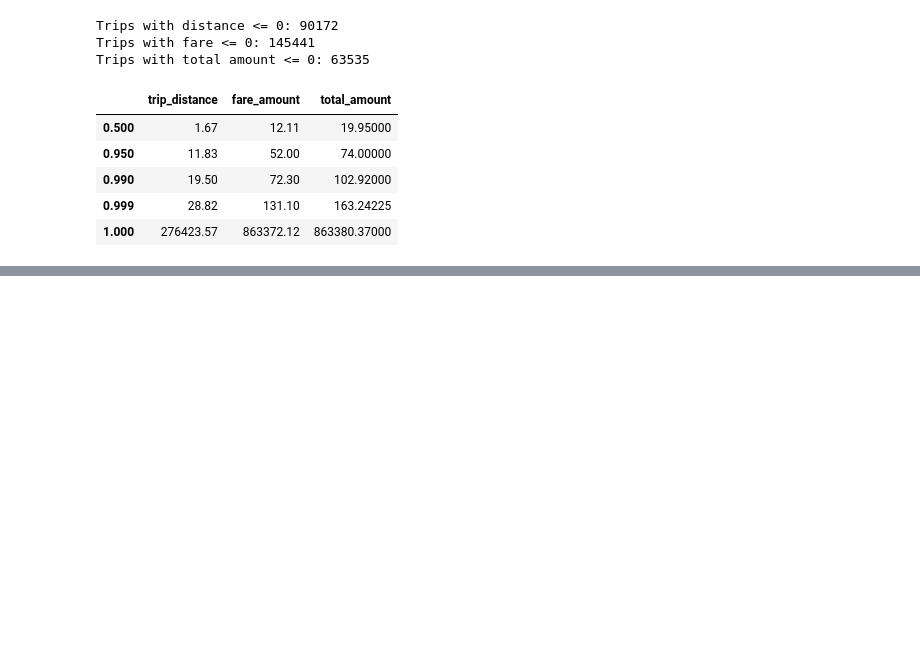
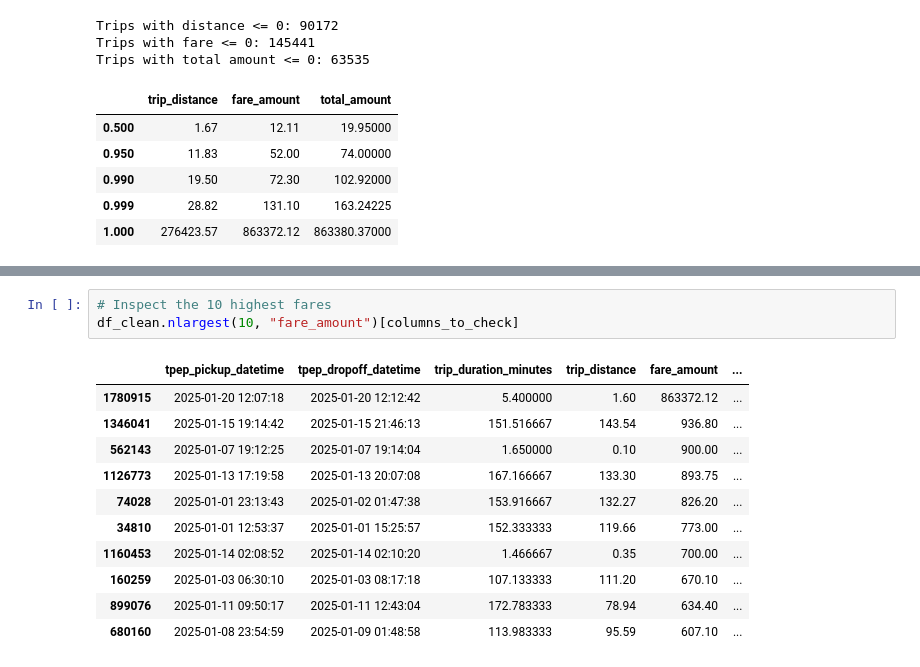
Before and after one commit to yuanzhumia0/CA1-2026025-Machine-Learning-for-Business, a Jupyter notebook: yuanzhu CA1.ipynb, the cells around one changed output, grey strips where cells are left out. Cells and saved outputs as stored; diff of their text form; blank space fills up the shorter version.

```diff
--- a/yuanzhu CA1.ipynb
+++ b/yuanzhu CA1.ipynb
@@ -353,0 +398,15 @@ Trips with total amount <= 0: 63535
+# %%
+# Inspect the 10 highest fares
+df_clean.nlargest(10, "fare_amount")[columns_to_check]
+# %% [output]
+|  | tpep_pickup_datetime | tpep_dropoff_datetime | trip_duration_minutes | trip_distance | fare_amount | ... |
+| 1780915 | 2025-01-20 12:07:18 | 2025-01-20 12:12:42 | 5.400000 | 1.60 | 863372.12 | ... |
+| 1346041 | 2025-01-15 19:14:42 | 2025-01-15 21:46:13 | 151.516667 | 143.54 | 936.80 | ... |
+| 562143 | 2025-01-07 19:12:25 | 2025-01-07 19:14:04 | 1.650000 | 0.10 | 900.00 | ... |
+| 1126773 | 2025-01-13 17:19:58 | 2025-01-13 20:07:08 | 167.166667 | 133.30 | 893.75 | ... |
+| 74028 | 2025-01-01 23:13:43 | 2025-01-02 01:47:38 | 153.916667 | 132.27 | 826.20 | ... |
+| 34810 | 2025-01-01 12:53:37 | 2025-01-01 15:25:57 | 152.333333 | 119.66 | 773.00 | ... |
+| 1160453 | 2025-01-14 02:08:52 | 2025-01-14 02:10:20 | 1.466667 | 0.35 | 700.00 | ... |
+| 160259 | 2025-01-03 06:30:10 | 2025-01-03 08:17:18 | 107.133333 | 111.20 | 670.10 | ... |
+| 899076 | 2025-01-11 09:50:17 | 2025-01-11 12:43:04 | 172.783333 | 78.94 | 634.40 | ... |
+| 680160 | 2025-01-08 23:54:59 | 2025-01-09 01:48:58 | 113.983333 | 95.59 | 607.10 | ... |
```
Also changed, not shown: parts of 20 cells of this notebook.
